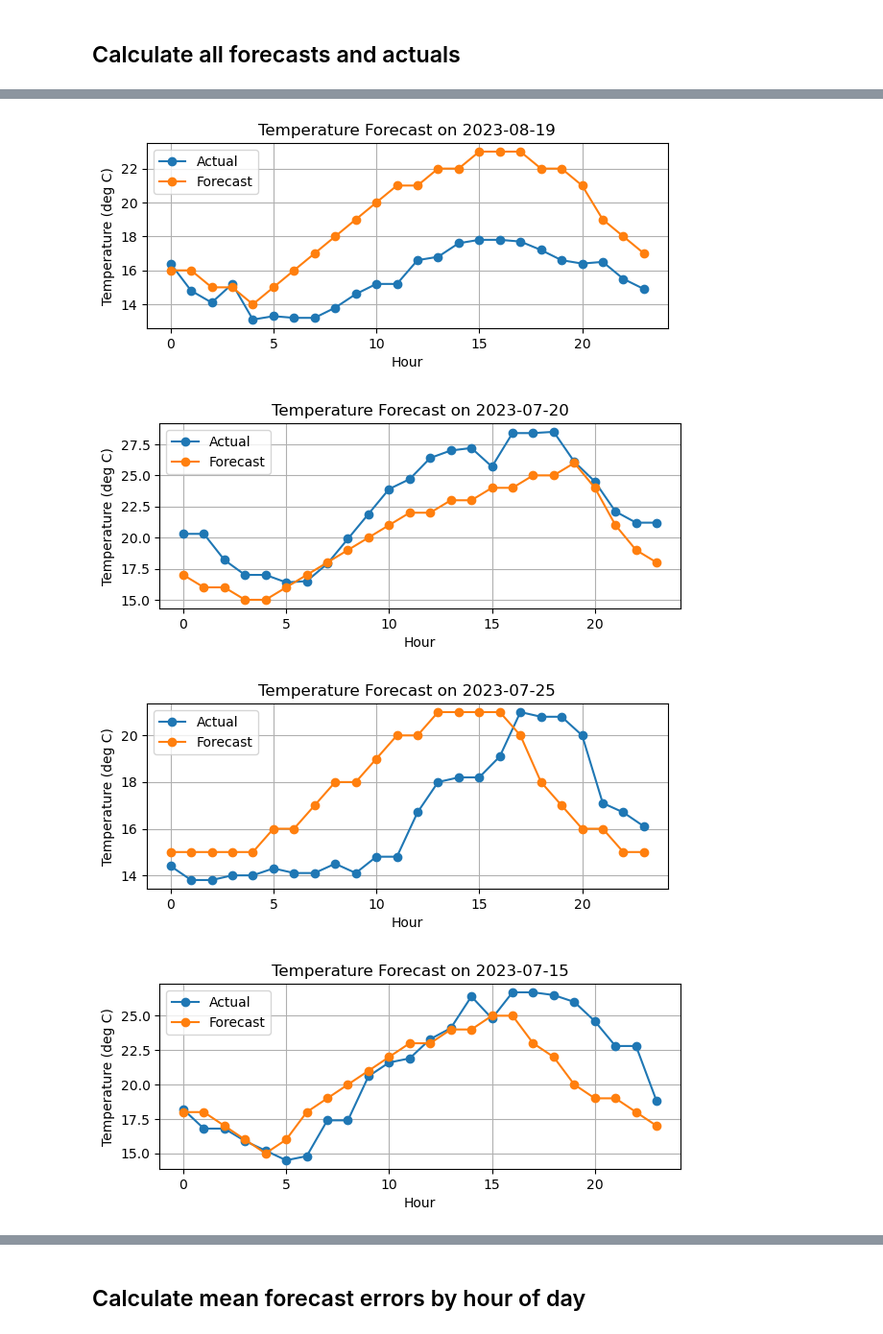
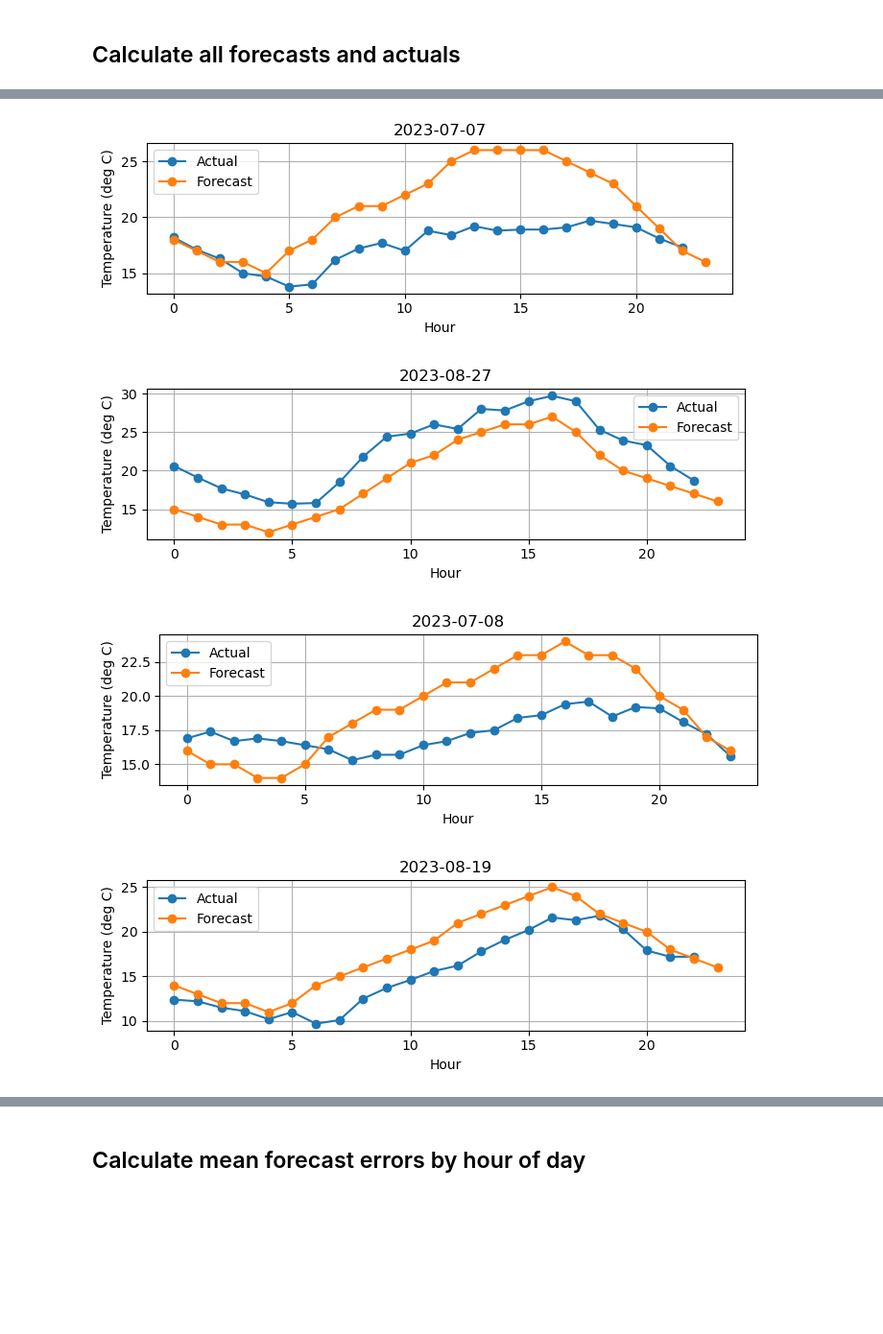
Before and after one commit to billtubbs/weather-logger, a Jupyter notebook: Analyse-weather-forecasts.ipynb, the cells around one changed output, grey strips where cells are left out. Shown at 96% size. Drawn from its saved outputs; the diff is of its cells as text; code cells hidden in the pictures; blank space fills up the shorter version.

Commit message:
Analysis of forecast accuracy

```diff
--- a/Analyse-weather-forecasts.ipynb
+++ b/Analyse-weather-forecasts.ipynb
@@ -126,5 +147,6 @@ fcast_temps.head()
 # %%
-rms_errors = ((actual_temps - fcast_temps) ** 2).mean(axis=1).pow(0.5).rename('RMSE')
+forecast_errors = actual_temps - fcast_temps
+rms_errors = (forecast_errors ** 2).mean(axis=1).pow(0.5).rename('RMSE forecast')
 rms_errors.head()
 # %% [output]
 Date
@@ -145,0 +168,4 @@ plt.show()
+# %%
+abs_max_errors = forecast_errors.abs().max(axis=1).rename('Max abs. forecast error')
+top_5_abs_max_errors = abs_max_errors.sort_values(ascending=False).head()
+top_5_abs_max_errors
@@ -145,0 +180,16 @@ plt.show()
+# %%
+for date in top_5_abs_max_errors.index:
+
+    actual_temp = actual_temps.loc[date].rename('Actual')
+    fcast_temp = fcast_temps.loc[date].rename('Forecast')
+
+    actual_temp.plot(grid=True, style='o-', figsize=(7, 2.5))
+    fcast_temp.plot(grid=True, style='o-', figsize=(7, 2.5))
+    plt.ylabel('Temperature (deg C)')
+    plt.title(date.date())
+    plt.legend()
+    plt.tight_layout()
+    date_str = date.date().strftime('%Y_%m_%d')
+    filename = f"fcast_vs_actual_worst_{date_str}.png"
+    plt.savefig(os.path.join(plot_dir, filename), dpi=150)
+    plt.show()
@@ -146,5 +202,5 @@ plt.show()
 # %%
-worst_5 = rms_errors.sort_values(ascending=False).head()
-worst_5
+top_5_errors_rmse = rms_errors.sort_values(ascending=False).head()
+top_5_errors_rmse
 # %% [output]
 Date
@@ -157,17 +213,21 @@ Name: RMSE, dtype: float64
 # %%
-for date in worst_5.index:
+for date in top_5_errors_rmse.index:
 
     actual_temp = actual_temps.loc[date].rename('Actual')
     fcast_temp = fcast_temps.loc[date].rename('Forecast')
 
     actual_temp.plot(grid=True, style='o-', figsize=(7, 2.5))
     fcast_temp.plot(grid=True, style='o-', figsize=(7, 2.5))
-    plt.ylabel(f'Temperature (deg C)')
-    plt.title(f'Temperature Forecast on {date.date()}')
+    plt.ylabel('Temperature (deg C)')
+    plt.title(date.date())
     plt.legend()
+    plt.tight_layout()
+    date_str = date.date().strftime('%Y_%m_%d')
+    filename = f"fcast_vs_actual_worst_{date_str}.png"
+    plt.savefig(os.path.join(plot_dir, filename), dpi=150)
     plt.show()
 # %% [output]
-[figure, old version]
+[figure, new version]
-[figure, old version]
+[figure, new version]
-[figure, old version]
+[figure, new version]
-[figure, old version]
+[figure, new version]
```
Also changed, not shown: parts of 40 cells of this notebook.
